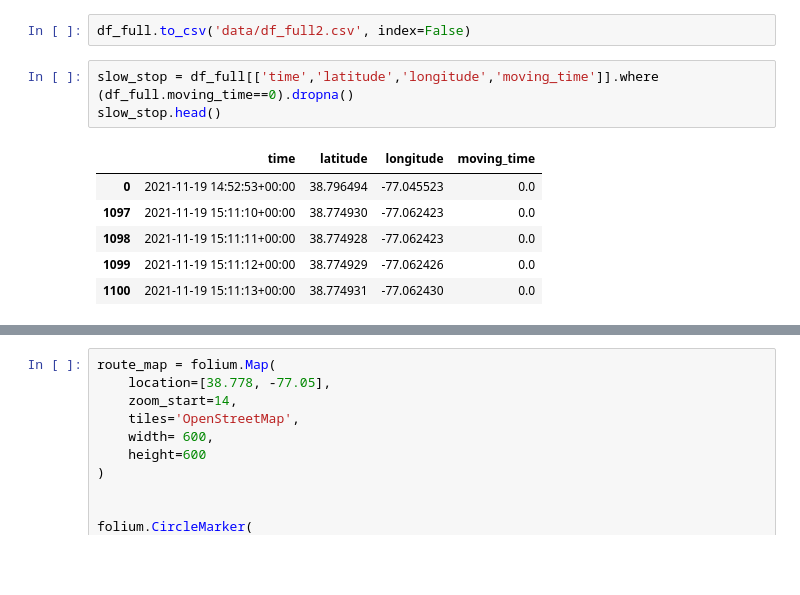
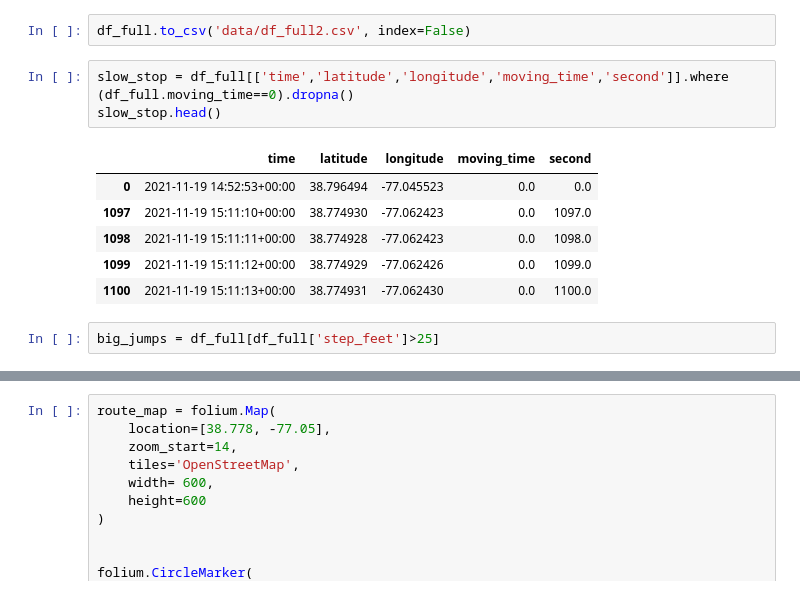
Before and after one commit to lrhf97/gpx_analysis, a Jupyter notebook: test.ipynb, the cells around one changed output, grey strips where cells are left out. Cells and saved outputs as stored; diff of their text form; blank space fills up the shorter version.

```diff
--- a/test.ipynb
+++ b/test.ipynb
@@ -110,12 +110,14 @@ df_full[['time','pointxyz','moving_time']][1090:1115].where (df_full.moving_time
 # %%
 df_full.to_csv('data/df_full2.csv', index=False)
 # %%
-slow_stop = df_full[['time','latitude','longitude','moving_time']].where (df_full.moving_time==0).dropna()
+slow_stop = df_full[['time','latitude','longitude','moving_time','second']].where (df_full.moving_time==0).dropna()
 slow_stop.head()
 # %% [output]
-|  | time | latitude | longitude | moving_time |
-| 0 | 2021-11-19 14:52:53+00:00 | 38.796494 | -77.045523 | 0.0 |
-| 1097 | 2021-11-19 15:11:10+00:00 | 38.774930 | -77.062423 | 0.0 |
-| 1098 | 2021-11-19 15:11:11+00:00 | 38.774928 | -77.062423 | 0.0 |
-| 1099 | 2021-11-19 15:11:12+00:00 | 38.774929 | -77.062426 | 0.0 |
-| 1100 | 2021-11-19 15:11:13+00:00 | 38.774931 | -77.062430 | 0.0 |
+|  | time | latitude | longitude | moving_time | second |
+| 0 | 2021-11-19 14:52:53+00:00 | 38.796494 | -77.045523 | 0.0 | 0.0 |
+| 1097 | 2021-11-19 15:11:10+00:00 | 38.774930 | -77.062423 | 0.0 | 1097.0 |
+| 1098 | 2021-11-19 15:11:11+00:00 | 38.774928 | -77.062423 | 0.0 | 1098.0 |
+| 1099 | 2021-11-19 15:11:12+00:00 | 38.774929 | -77.062426 | 0.0 | 1099.0 |
+| 1100 | 2021-11-19 15:11:13+00:00 | 38.774931 | -77.062430 | 0.0 | 1100.0 |
+# %%
+big_jumps = df_full[df_full['step_feet']>25]
```
Also changed, not shown: parts of 2 cells of this notebook, 3 other files.
